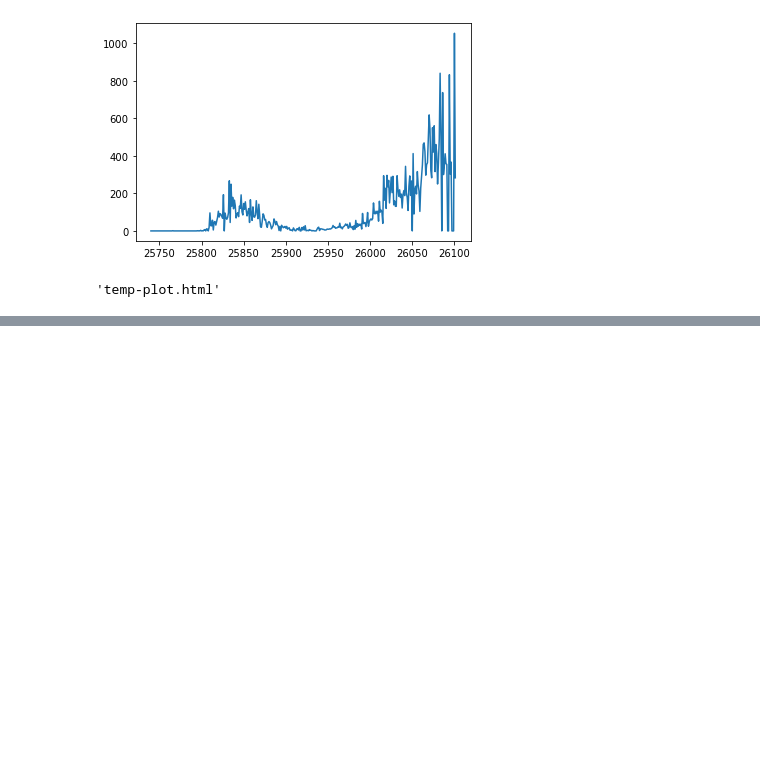
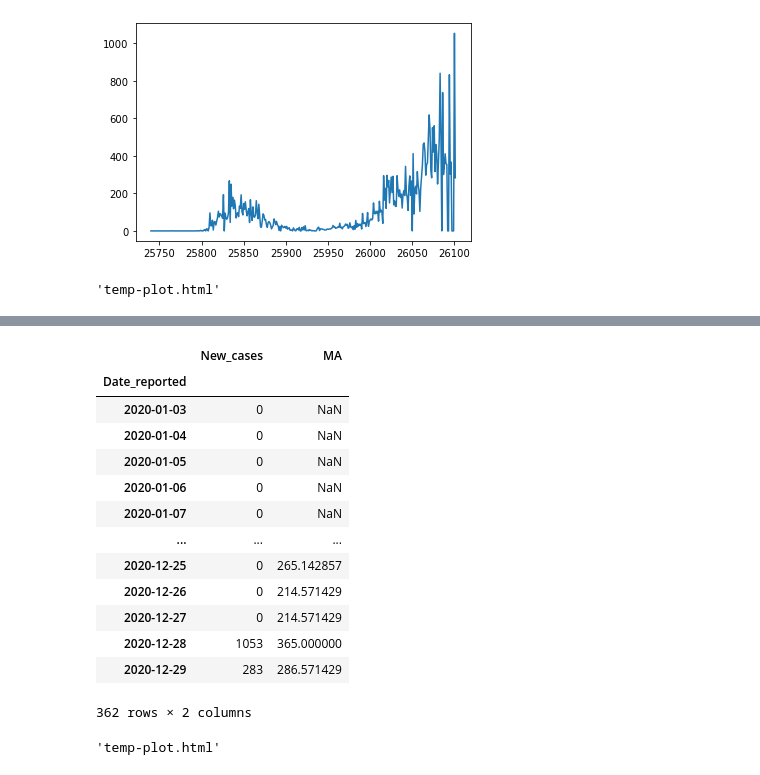
Before and after one commit to jarvijaakko/Corona_analysis, a Jupyter notebook: Corona_plotly.ipynb, the cells around one changed output, grey strips where cells are left out. Drawn from its saved outputs; the diff is of its cells as text; code cells hidden in the pictures; blank space fills up the shorter version.

```diff
--- a/Corona_plotly.ipynb
+++ b/Corona_plotly.ipynb
@@ -50,5 +64,28 @@ plt.show()
 # %%
 # Plot both the number of new cases and the 7-day rolling average
-pyo.plot[({
-
-})]
+data_FI_MA = data_FI_MA[['Date_reported', 'New_cases', 'MA']]
+data_FI_MA.set_index('Date_reported', inplace = True)
+data_FI_MA
+# %% [output]
+|  | New_cases | MA |
+| Date_reported |  |  |
+| 2020-01-03 | 0 | NaN |
+| 2020-01-04 | 0 | NaN |
+| 2020-01-05 | 0 | NaN |
+| 2020-01-06 | 0 | NaN |
+| 2020-01-07 | 0 | NaN |
+| ... | ... | ... |
+| 2020-12-25 | 0 | 265.142857 |
+| 2020-12-26 | 0 | 214.571429 |
+| 2020-12-27 | 0 | 214.571429 |
+| 2020-12-28 | 1053 | 365.000000 |
+| 2020-12-29 | 283 | 286.571429 |
+362 rows × 2 columns
+# %%
+pyo.plot([{
+    'x' : data_FI_MA.index,
+    'y' : data_FI_MA[col],
+    'name' : col
+} for col in data_FI_MA.columns])
+# %% [output]
+'temp-plot.html'
```
Also changed, not shown: parts of 2 cells of this notebook.
